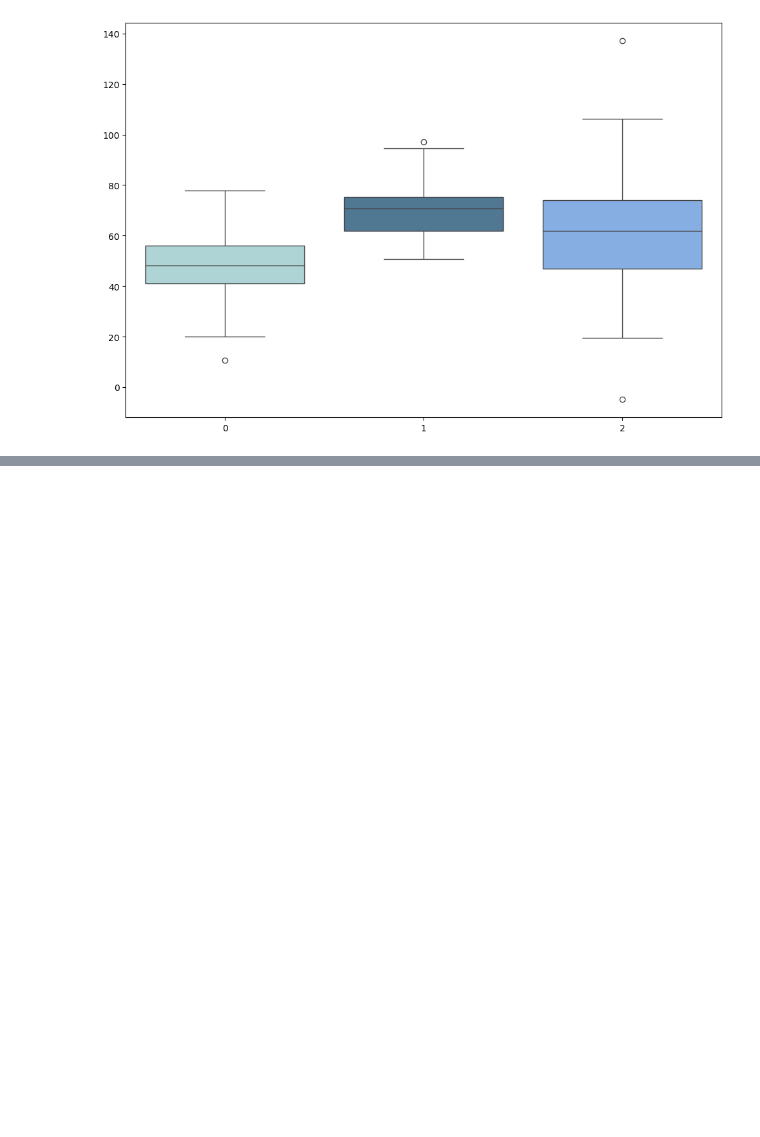
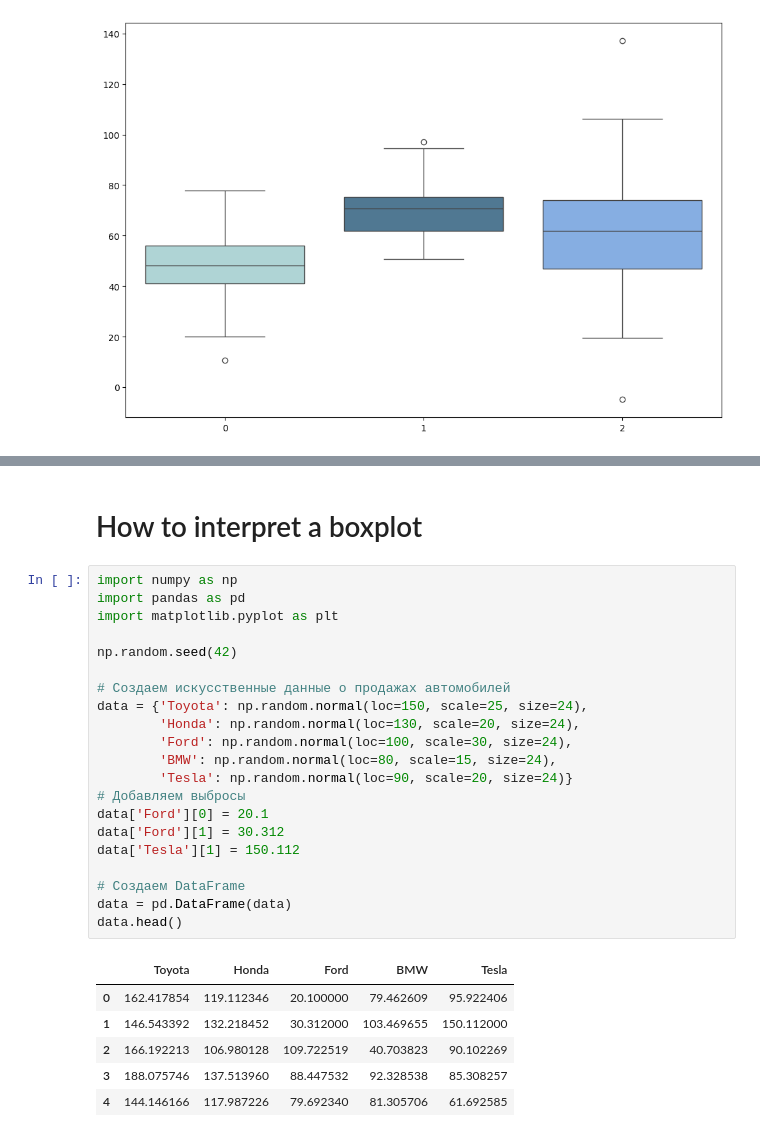
Before and after one commit to PavelShunkevich/articles, a Jupyter notebook: boxplot/code_for_article.ipynb, the cells around one changed output, grey strips where cells are left out. Drawn from its saved outputs; the diff is of its cells as text; blank space fills up the shorter version.

```diff
--- a/boxplot/code_for_article.ipynb
+++ b/boxplot/code_for_article.ipynb
@@ -87,0 +262,30 @@ array([-1.4615275 ,  1.95299209, -1.45112797, ..., -0.60965814,
+# %% [markdown]
+# How to interpret a boxplot
+# %%
+import numpy as np
+import pandas as pd
+import matplotlib.pyplot as plt
+
+np.random.seed(42)
+
+# Создаем искусственные данные о продажах автомобилей
+data = {'Toyota': np.random.normal(loc=150, scale=25, size=24),
+        'Honda': np.random.normal(loc=130, scale=20, size=24),
+        'Ford': np.random.normal(loc=100, scale=30, size=24),
+        'BMW': np.random.normal(loc=80, scale=15, size=24),
+        'Tesla': np.random.normal(loc=90, scale=20, size=24)}
+# Добавляем выбросы
+data['Ford'][0] = 20.1
+data['Ford'][1] = 30.312
+data['Tesla'][1] = 150.112
+
+# Создаем DataFrame
+data = pd.DataFrame(data)
+data.head()
+# %% [output]
+|  | Toyota | Honda | Ford | BMW | Tesla |
+| 0 | 162.417854 | 119.112346 | 20.100000 | 79.462609 | 95.922406 |
+| 1 | 146.543392 | 132.218452 | 30.312000 | 103.469655 | 150.112000 |
+| 2 | 166.192213 | 106.980128 | 109.722519 | 40.703823 | 90.102269 |
+| 3 | 188.075746 | 137.513960 | 88.447532 | 92.328538 | 85.308257 |
+| 4 | 144.146166 | 117.987226 | 79.692340 | 81.305706 | 61.692585 |
```
Also changed, not shown: parts of 11 cells of this notebook, 2 other files.
